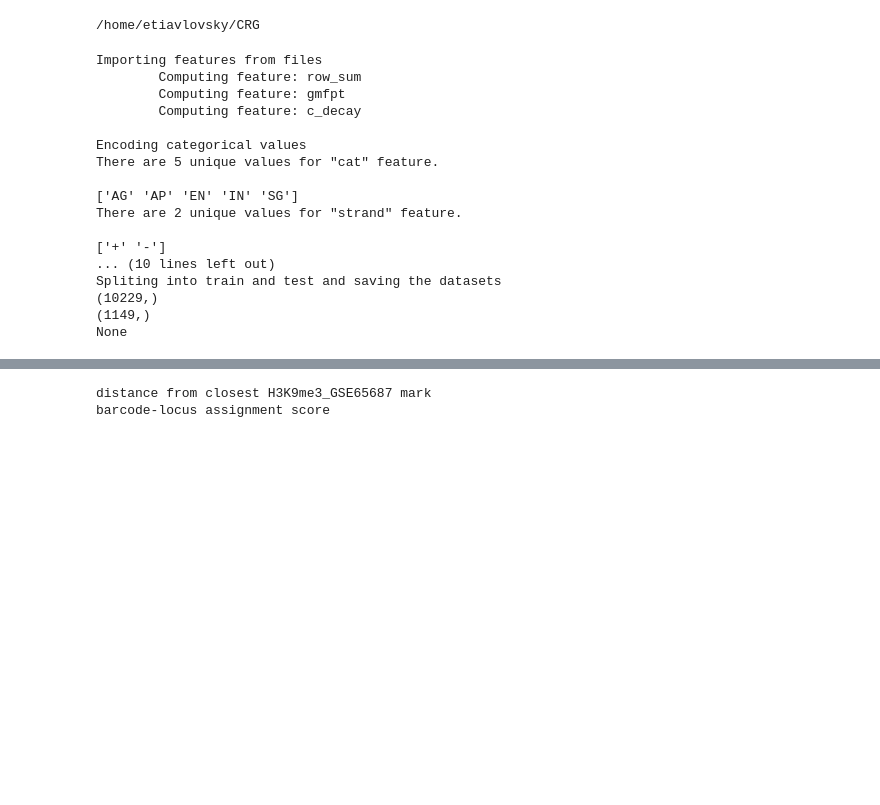
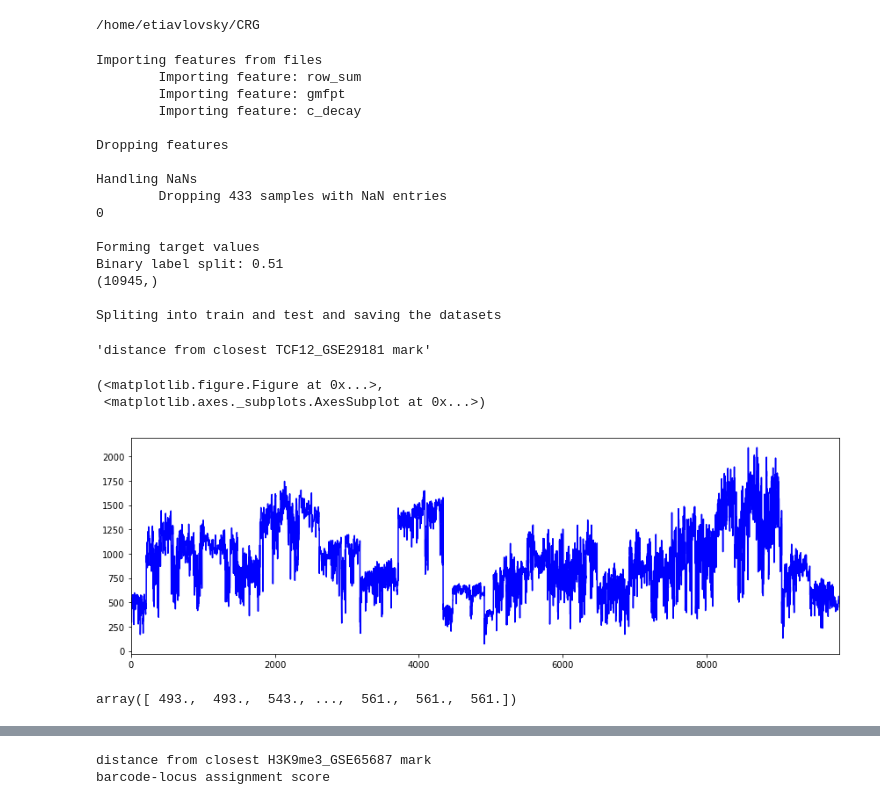
Before and after one commit to tiavlovskiegor24/CRG, a Jupyter notebook: HIV expression.ipynb, the cells around one changed output, grey strips where cells are left out. Saved outputs shown, nothing was run; the diff lists cells and outputs as text; code cells hidden in the pictures; blank space fills up the shorter version.

Commit message:
wrote run_ML for the whole dataset and groupwise, created dict format for inputing data to ML pipeline

```diff
--- a/HIV expression.ipynb
+++ b/HIV expression.ipynb
@@ -47,22 +47,36 @@ cd ~/CRG
 features = load_feature_names("Features.txt")
 # %%
 %run scripts/dataset_processing.py
-print dataset_processing_pipeline("Jurkat_BHIVE_mini_expr.txt")
+create_full_dataset("Jurkat_hiv_50kb.txt")
 # %% [output]
 Importing features from files
-        Computing feature: row_sum
-        Computing feature: gmfpt
-        Computing feature: c_decay
+        Importing feature: row_sum
+        Importing feature: gmfpt
+        Importing feature: c_decay
 
-Encoding categorical values
-There are 5 unique values for "cat" feature.
+Dropping features
 
-['AG' 'AP' 'EN' 'IN' 'SG']
-There are 2 unique values for "strand" feature.
+Handling NaNs
+        Dropping 433 samples with NaN entries
+0
 
-['+' '-']
-... (10 lines left out)
+Forming target values
+Binary label split: 0.51
+(10945,)
+
 Spliting into train and test and saving the datasets
-(10229,)
-(1149,)
-None
+# %%
+features["TCF12_GSE29181"]
+# %% [output]
+'distance from closest TCF12_GSE29181 mark'
+# %%
+%run scripts/myplot.py
+myplot(ML_inputs["features"][:,75])
+# %% [output]
+(<matplotlib.figure.Figure at 0x...>,
+ <matplotlib.axes._subplots.AxesSubplot at 0x...>)
+[figure, added]
+# %%
+ML_inputs["features"][:,75]
+# %% [output]
+array([ 493.,  493.,  543., ...,  561.,  561.,  561.])
```
Also changed, not shown: parts of 7 cells of this notebook, 4 other files.
